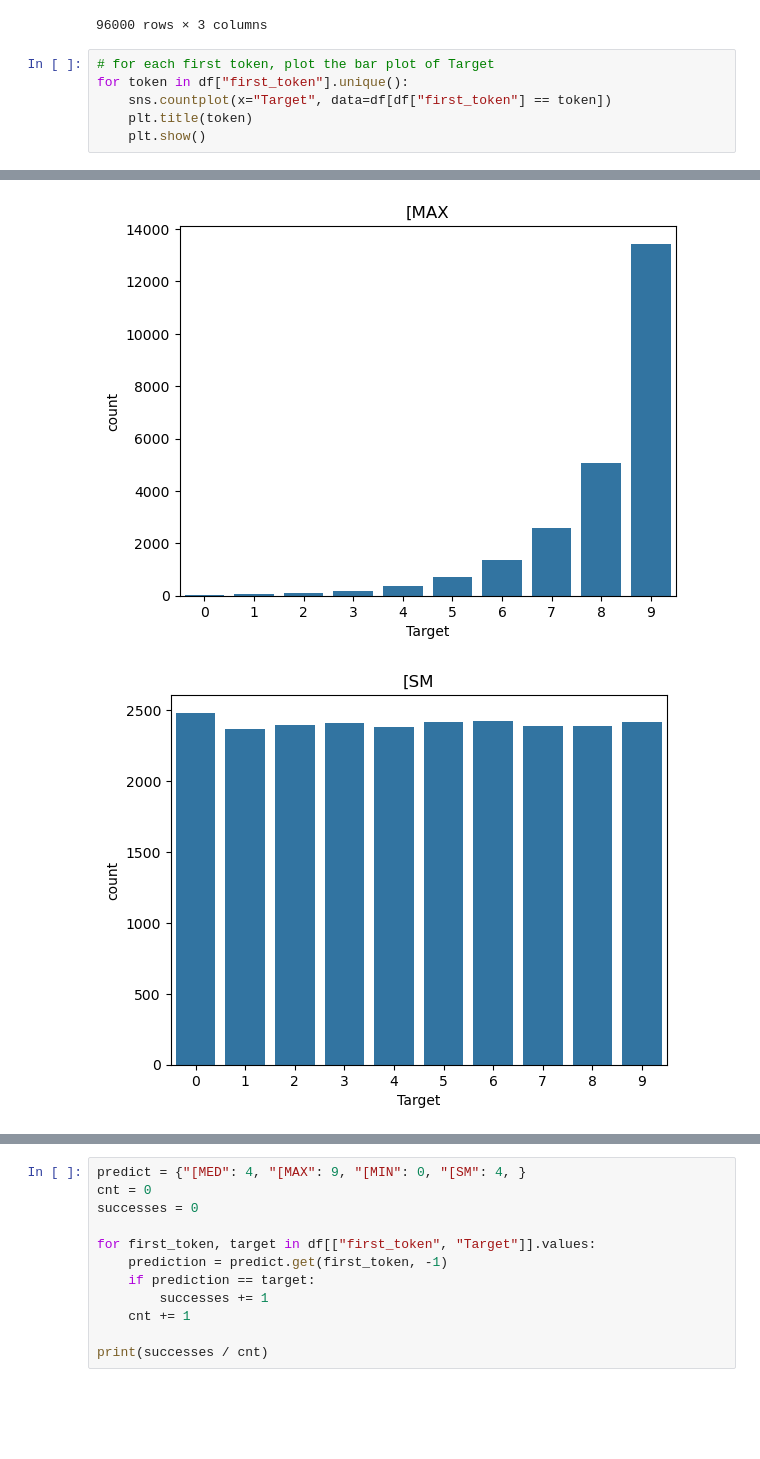
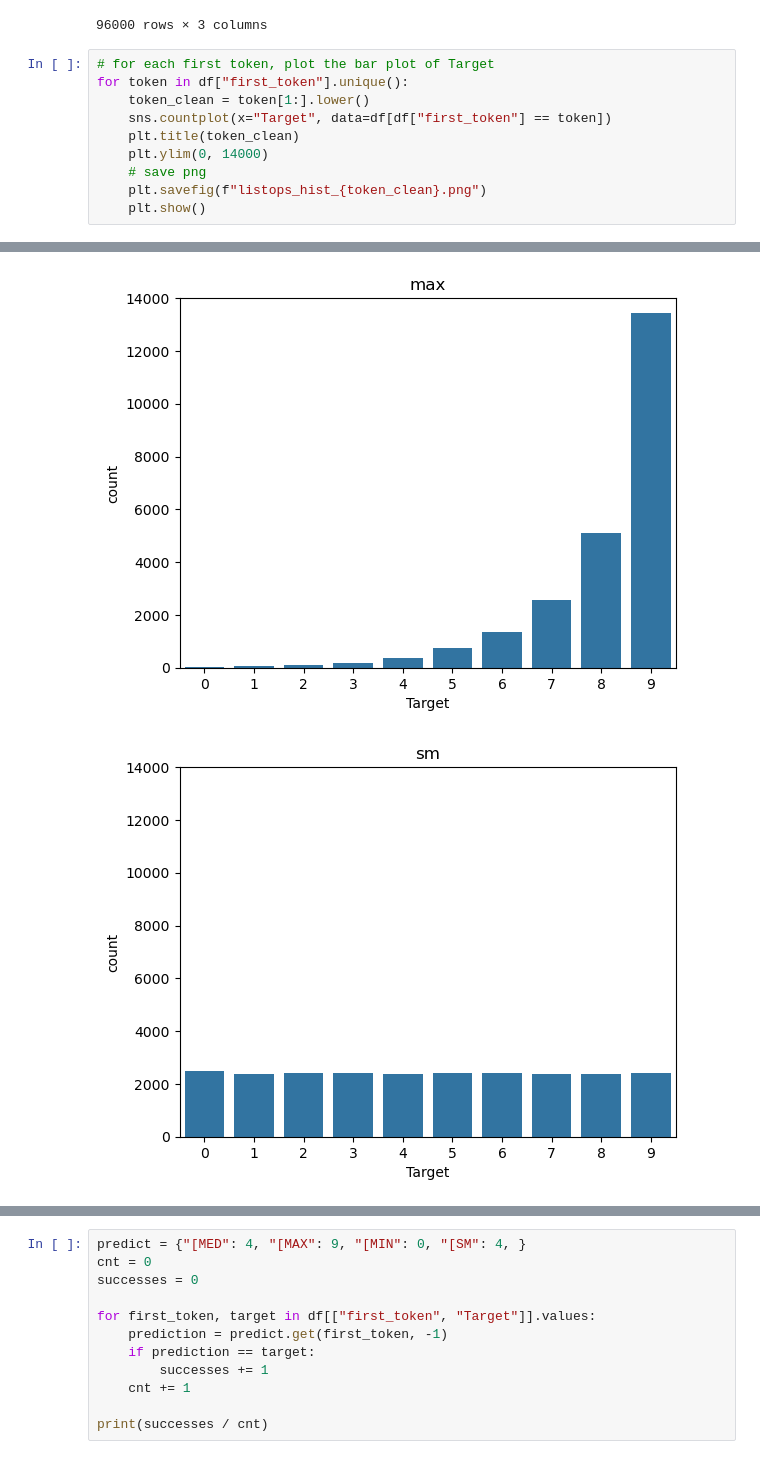
Before and after one commit to pablomiralles22/long-transformers, a Jupyter notebook: notebooks/playground_datasets.ipynb, the cells around one changed output, grey strips where cells are left out. Cells and saved outputs as stored; diff of their text form; blank space fills up the shorter version.

```diff
--- a/notebooks/playground_datasets.ipynb
+++ b/notebooks/playground_datasets.ipynb
@@ -74,7 +74,11 @@ df
 # %%
 # for each first token, plot the bar plot of Target
 for token in df["first_token"].unique():
+    token_clean = token[1:].lower()
     sns.countplot(x="Target", data=df[df["first_token"] == token])
-    plt.title(token)
+    plt.title(token_clean)
+    plt.ylim(0, 14000)
+    # save png
+    plt.savefig(f"listops_hist_{token_clean}.png")
     plt.show()
 # %% [output]
@@ -82,2 +86,2 @@ for token in df["first_token"].unique():
-[figure, old version]
+[figure, new version]
-[figure, old version]
+[figure, new version]
```
Also changed, not shown: parts of 1 cell of this notebook, 4 other files.
